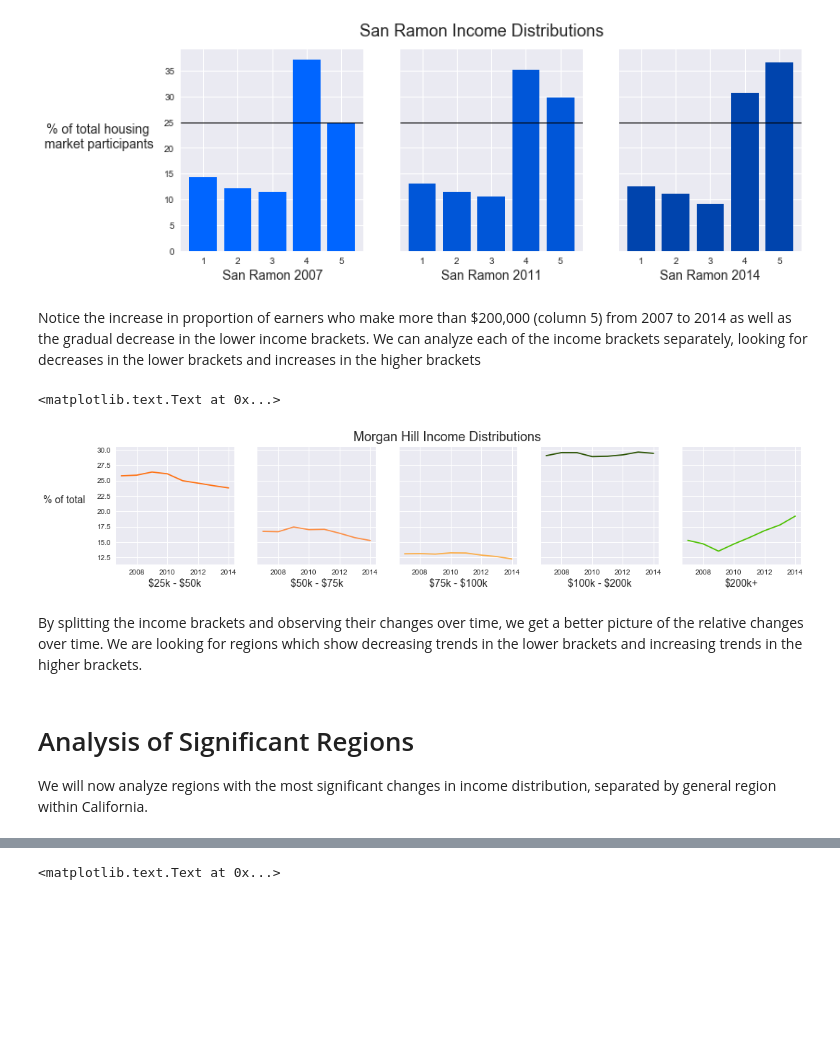
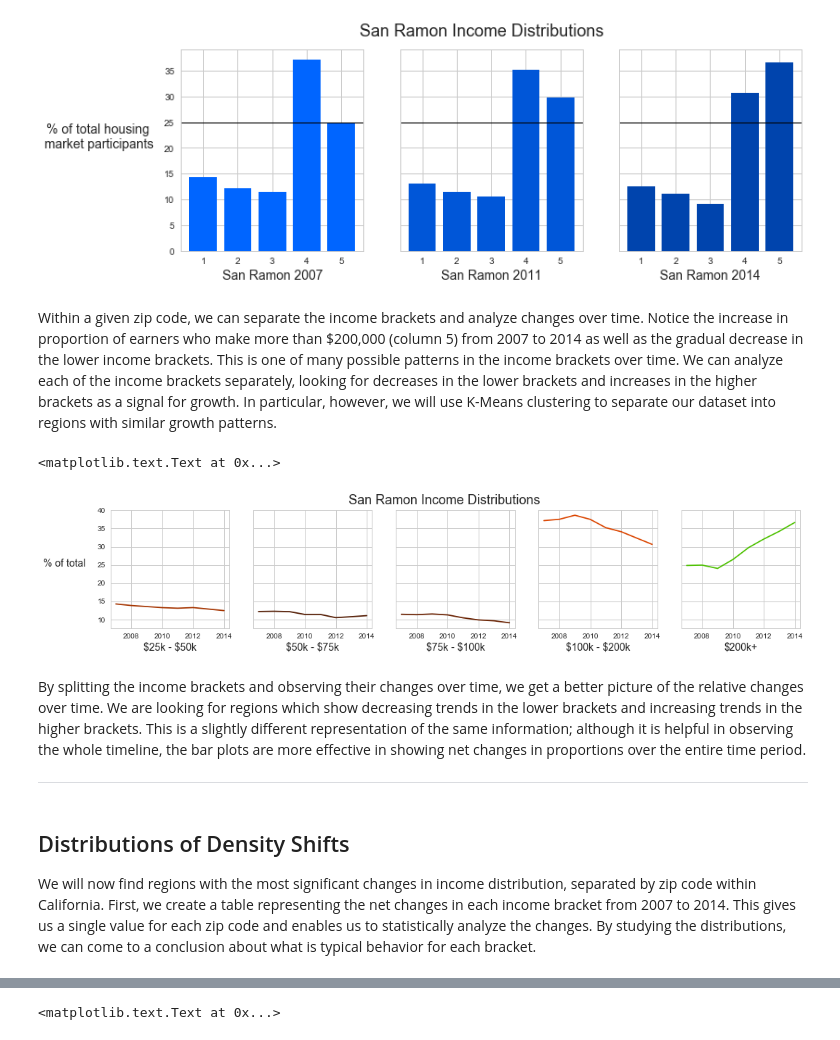
Before and after one commit to pandrewg/CA-Housing, a Jupyter notebook: EDA___tax.ipynb, the cells around one changed output, grey strips where cells are left out. Drawn from its saved outputs; the diff is of its cells as text; code cells hidden in the pictures; blank space fills up the shorter version.

```diff
--- a/EDA___tax.ipynb
+++ b/EDA___tax.ipynb
@@ -30,6 +52,8 @@ import os.path
 import math
 import seaborn as sns
 
+sns.set_style('whitegrid')
+
 %matplotlib inline
 # %%
 # remove the lowest income bracket: they are not participants in the housing market
@@ -148,31 +118,33 @@ plt.suptitle('San Ramon Income Distributions',fontsize=18)
 <matplotlib.text.Text at 0x...>
 [figure]
 # %% [markdown]
-Notice the increase in proportion of earners who make more than $200,000 (column 5) from 2007 to 2014 as well as the gradual decrease in the lower income brackets. We can analyze each of the income brackets separately, looking for decreases in the lower brackets and increases in the higher brackets
+Within a given zip code, we can separate the income brackets and analyze changes over time. Notice the increase in proportion of earners who make more than $200,000 (column 5) from 2007 to 2014 as well as the gradual decrease in the lower income brackets. This is one of many possible patterns in the income brackets over time. We can analyze each of the income brackets separately, looking for decreases in the lower brackets and increases in the higher brackets as a signal for growth. In particular, however, we will use K-Means clustering to separate our dataset into regions with similar growth patterns.
 # %%
 f, (ax1, ax2, ax3, ax4, ax5) = plt.subplots(1, 5,figsize=(17,3),sharey=True)
-ax1.plot([2007,2008,2009,2010,2011,2012,2013,2014],ca_tax_normalized.loc['95037'].loc['1: 25,000-50,000'],color='#ff6f0f')
+ax1.plot([2007,2008,2009,2010,2011,2012,2013,2014],ca_tax_normalized.loc['94582'].loc['1: 25,000-50,000'],color='#a53400')
 ax1.set_ylabel('% of total', rotation=0,labelpad=45,fontsize=14)
 ax1.set_xlabel('\$25k - \$50k',fontsize=14)
-ax2.plot([2007,2008,2009,2010,2011,2012,2013,2014],ca_tax_normalized.loc['95037'].loc['2: 50,000-75,000'],color='#fc8f46')
+ax2.plot([2007,2008,2009,2010,2011,2012,2013,2014],ca_tax_normalized.loc['94582'].loc['2: 50,000-75,000'],color='#511900')
 ax2.set_xlabel('\$50k - \$75k',fontsize=14)
-ax3.plot([2007,2008,2009,2010,2011,2012,2013,2014],ca_tax_normalized.loc['95037'].loc['3: 75,000-100,000'],color='#fcad46')
+ax3.plot([2007,2008,2009,2010,2011,2012,2013,2014],ca_tax_normalized.loc['94582'].loc['3: 75,000-100,000'],color='#682000')
 ax3.set_xlabel('\$75k - \$100k',fontsize=14)
-ax4.plot([2007,2008,2009,2010,2011,2012,2013,2014],ca_tax_normalized.loc['95037'].loc['4: 100,000-200,000'],color='#285100')
+ax4.plot([2007,2008,2009,2010,2011,2012,2013,2014],ca_tax_normalized.loc['94582'].loc['4: 100,000-200,000'],color='#db4500')
 ax4.set_xlabel('\$100k - \$200k',fontsize=14)
-ax5.plot([2007,2008,2009,2010,2011,2012,2013,2014],ca_tax_normalized.loc['95037'].loc['5: > 200,000'],color='#4dc100')
+ax5.plot([2007,2008,2009,2010,2011,2012,2013,2014],ca_tax_normalized.loc['94582'].loc['5: > 200,000'],color='#4dc100')
 ax5.set_xlabel('\$200k+',fontsize=14)
 
-plt.suptitle('Morgan Hill Income Distributions',fontsize=18)
+plt.suptitle('San Ramon Income Distributions',fontsize=18)
 # %% [output]
 <matplotlib.text.Text at 0x...>
-[figure, old version]
+[figure, new version]
 # %% [markdown]
-By splitting the income brackets and observing their changes over time, we get a better picture of the relative changes over time. We are looking for regions which show decreasing trends in the lower brackets and increasing trends in the higher brackets.
+By splitting the income brackets and observing their changes over time, we get a better picture of the relative changes over time. We are looking for regions which show decreasing trends in the lower brackets and increasing trends in the higher brackets. This is a slightly different representation of the same information; although it is helpful in observing the whole timeline, the bar plots are more effective in showing net changes in proportions over the entire time period.
+
+---
-# %% [markdown]
-# Analysis of Significant Regions
-
-We will now analyze regions with the most significant changes in income distribution, separated by general region within California.
+# %% [markdown]
+## Distributions of Density Shifts
+
+We will now find regions with the most significant changes in income distribution, separated by zip code within California. First, we create a table representing the net changes in each income bracket from 2007 to 2014. This gives us a single value for each zip code and enables us to statistically analyze the changes. By studying the distributions, we can come to a conclusion about what is typical behavior for each bracket.
 # %%
 ca_income_change = pd.DataFrame(columns=['zipcode','1: 25k-50k','2: 50k-75k','3: 75k-100k','4: 100k-200k','5: >200k'])
 # %%
```
Also changed, not shown: parts of 65 cells of this notebook.
